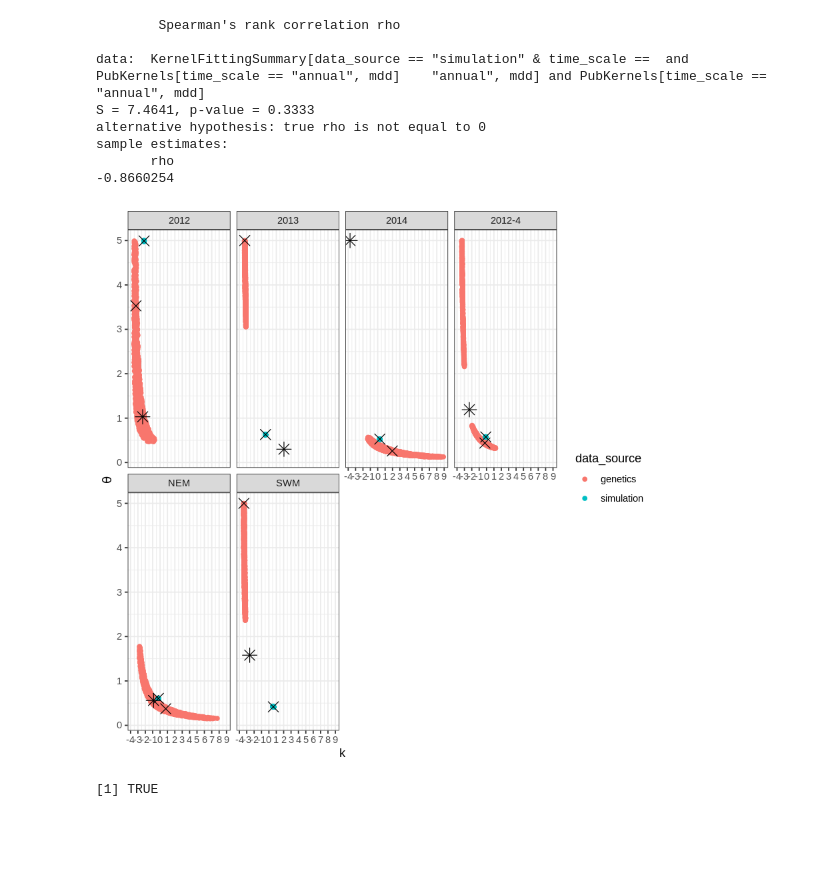
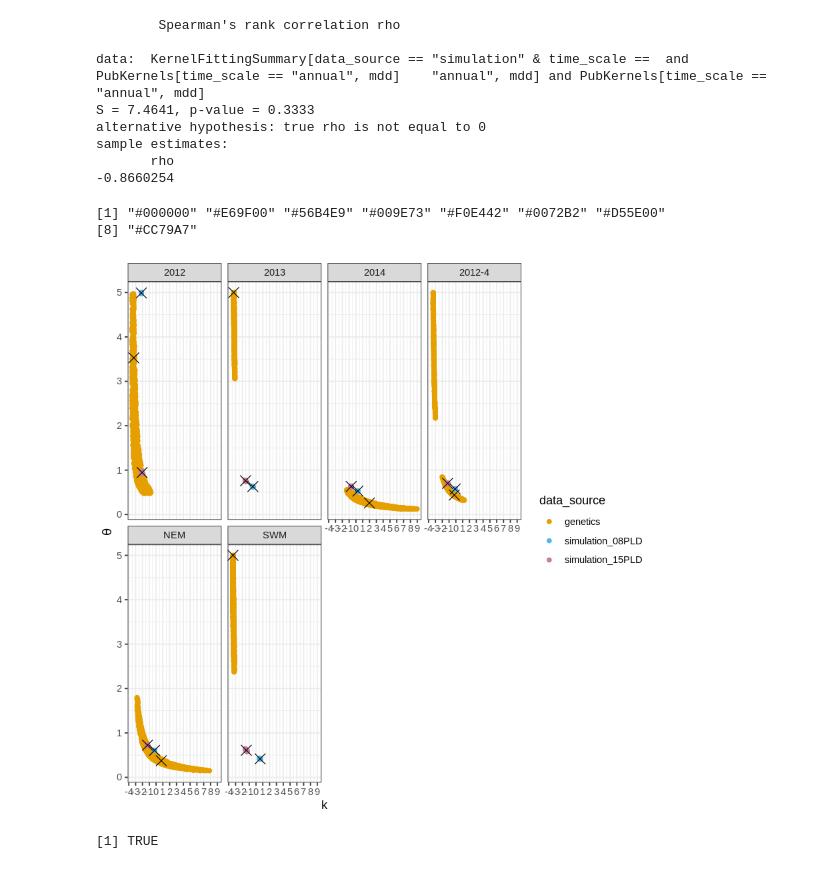
Before and after one commit to pinskylab/CamotesROMS, a Jupyter notebook: notebooks/process_ROMS_kernels.ipynb, the cells around one changed output. Saved outputs shown, nothing was run; the diff lists cells and outputs as text; code cells hidden in the pictures; blank space fills up the shorter version.

```diff
--- a/notebooks/process_ROMS_kernels.ipynb
+++ b/notebooks/process_ROMS_kernels.ipynb
@@ -26,7 +26,9 @@ return(x)
 }
 # %%
 #read in the simulation kernel fits
-SimKernels <- fread("~/oceanography/script_output/KernelFits/summary_tables/SimulationKernelFits.csv")
+SimKernels <- fread("~/oceanography/script_output/KernelFits/summary_tables/SimulationKernelFits.csv")[, data_source := "simulation_08PLD"]
+SimKernels15PLD <- fread("~/oceanography/script_output/KernelFits/SimulationKernelFits15DayPLD.csv")[, data_source := "simulation_15PLD"]
+
 #setnames(SimKernels, c("TimeID", "TimeScale"), c("time_id", "time_scale")) #from now on, DTs will be named LikeThis, vectors (including colnames and row ids) will be like_this- until I get around to making that consistent in every script, rename here
 #read in the Genetics kernel fits with the same reef metadata structure
 GenKernels <- fread("~/oceanography/script_output/KernelFits/summary_tables/GeneticKernelFits.csv")
@@ -79,27 +81,27 @@ ProfileGenSWM_CI95 <- ProfileGenSWM[log_like < cutoff_GenSWM][, `:=`(data_source
 #biophysical simulation
 cutoff_Sim2012 <- min(ProfileSim2012$log_like) + qchisq(0.95, 2)/2 #use the 95% quantile of the chi-sq distribution with two df because it's bivariate
 #pull out the values above the cutoff
-ProfileSim2012_CI95 <- ProfileSim2012[log_like < cutoff_Sim2012][, `:=`(data_source="simulation", time_id="2012", cutoff=cutoff_Sim2012, best_k=SimKernels[time_id=="2012", k], best_theta=SimKernels[time_id=="2012", theta])]
+ProfileSim2012_CI95 <- ProfileSim2012[log_like < cutoff_Sim2012][, `:=`(data_source="simulation_08PLD", time_id="2012", cutoff=cutoff_Sim2012, best_k=SimKernels[time_id=="2012", k], best_theta=SimKernels[time_id=="2012", theta])]
 
 cutoff_Sim2013 <- min(ProfileSim2013$log_like) + qchisq(0.95, 2)/2 #use the 95% quantile of the chi-sq distribution with two df because it's bivariate
 #pull out the values above the cutoff
-ProfileSim2013_CI95 <- ProfileSim2013[log_like < cutoff_Sim2013][, `:=`(data_source="simulation", time_id="2013", cutoff=cutoff_Sim2013, best_k=SimKernels[time_id=="2013", k], best_theta=SimKernels[time_id=="2013", theta])]
+ProfileSim2013_CI95 <- ProfileSim2013[log_like < cutoff_Sim2013][, `:=`(data_source="simulation_08PLD", time_id="2013", cutoff=cutoff_Sim2013, best_k=SimKernels[time_id=="2013", k], best_theta=SimKernels[time_id=="2013", theta])]
 
 cutoff_Sim2014 <- min(ProfileSim2014$log_like) + qchisq(0.95, 2)/2 #use the 95% quantile of the chi-sq distribution with two df because it's bivariate
 #pull out the values above the cutoff
-ProfileSim2014_CI95 <- ProfileSim2014[log_like < cutoff_Sim2014][, `:=`(data_source="simulation", time_id="2014", cutoff=cutoff_Sim2014,  best_k=SimKernels[time_id=="2014", k], best_theta=SimKernels[time_id=="2014", theta])]
+ProfileSim2014_CI95 <- ProfileSim2014[log_like < cutoff_Sim2014][, `:=`(data_source="simulation_08PLD", time_id="2014", cutoff=cutoff_Sim2014,  best_k=SimKernels[time_id=="2014", k], best_theta=SimKernels[time_id=="2014", theta])]
 
 cutoff_Sim2012_4 <- min(ProfileSim2012_4$log_like) + qchisq(0.95, 2)/2 #use the 95% quantile of the chi-sq distribution with two df because it's bivariate
 #pull out the values above the cutoff
-ProfileSim2012_4_CI95 <- ProfileSim2012_4[log_like < cutoff_Sim2012_4][, `:=`(data_source="simulation", time_id="2012-4", cutoff=cutoff_Sim2012_4,  best_k=SimKernels[time_id=="2012-4", k], best_theta=SimKernels[time_id=="2012-4", theta])]
+ProfileSim2012_4_CI95 <- ProfileSim2012_4[log_like < cutoff_Sim2012_4][, `:=`(data_source="simulation_08PLD", time_id="2012-4", cutoff=cutoff_Sim2012_4,  best_k=SimKernels[time_id=="2012-4", k], best_theta=SimKernels[time_id=="2012-4", theta])]
 
 cutoff_SimNEM <- min(ProfileSimNEM$log_like) + qchisq(0.95, 2)/2 #use the 95% quantile of the chi-sq distribution with two df because it's bivariate
 #pull out the values above the cutoff
-ProfileSimNEM_CI95 <- ProfileSimNEM[log_like < cutoff_SimNEM][, `:=`(data_source="simulation", time_id="NEM", cutoff=cutoff_SimNEM,  best_k=SimKernels[time_id=="NEM", k], best_theta=SimKernels[time_id=="NEM", theta])]
+ProfileSimNEM_CI95 <- ProfileSimNEM[log_like < cutoff_SimNEM][, `:=`(data_source="simulation_08PLD", time_id="NEM", cutoff=cutoff_SimNEM,  best_k=SimKernels[time_id=="NEM", k], best_theta=SimKernels[time_id=="NEM", theta])]
 
 cutoff_SimSWM <- min(ProfileSimSWM$log_like) + qchisq(0.95, 2)/2 #use the 95% quantile of the chi-sq distribution with two df because it's bivariate
 #pull out the values above the cutoff
-ProfileSimSWM_CI95 <- ProfileSimSWM[log_like < cutoff_SimSWM][, `:=`(data_source="simulation", time_id="SWM", cutoff=cutoff_SimSWM,  best_k=SimKernels[time_id=="SWM", k], best_theta=SimKernels[time_id=="SWM", theta])]
+ProfileSimSWM_CI95 <- ProfileSimSWM[log_like < cutoff_SimSWM][, `:=`(data_source="simulation_08PLD", time_id="SWM", cutoff=cutoff_SimSWM,  best_k=SimKernels[time_id=="SWM", k], best_theta=SimKernels[time_id=="SWM", theta])]
 # %%
 ##combine into one table for plotting, maybe move to later after getting upper and lower profiles
 GenPlusSimKernels95CI <- rbindlist(list(ProfileGen2012_CI95, ProfileGen2013_CI95, ProfileGen2013_CI95, ProfileGen2014_CI95, ProfileGen2012_4_CI95, ProfileGenNEM_CI95, ProfileGenSWM_CI95,
@@ -154,13 +188,15 @@ GenPlusSimKernels95CIUpper <- GenPlusSimKernels95CI[k_eval >= best_k & theta_eva
 
 GenPlusSimKernels95CISummary <- unique(GenPlusSimKernels95CILower[GenPlusSimKernels95CIUpper, on=.(time_id, data_source)], by= c("time_id", "data_source"))
 
-GenSummary <- GenPlusSimKernels95CISummary[GenKernels, on=.(time_id, data_source)][, `:=`(k=round(k, 3), theta=round(theta, 3), lower_k=round(lower_k, 3), upper_k=round(upper_k, 3), lower_theta=round(lower_theta, 3), upper_theta=round(upper_theta, 2))][]
-SimSummary <- GenPlusSimKernels95CISummary[SimKernels, on=.(time_id, data_source)][, `:=`(k=round(k, 3), theta=round(theta, 3), lower_k=round(lower_k, 3), upper_k=round(upper_k, 3), lower_theta=round(lower_theta, 3), upper_theta=round(upper_theta, 2))][]
+GenSummary <- GenPlusSimKernels95CISummary[GenKernels, on=.(time_id, data_source)][, `:=`(k=round(k, 3), theta=round(theta, 3), lower_k=round(lower_k, 3), upper_k=round(upper_k, 3), lower_theta=round(lower_theta, 3), upper_theta=round(upper_theta, 3))][]
+SimSummary <- GenPlusSimKernels95CISummary[SimKernels, on=.(time_id, data_source)][, `:=`(k=round(k, 3), theta=round(theta, 3), lower_k=round(lower_k, 3), upper_k=round(upper_k, 3), lower_theta=round(lower_theta, 3), upper_theta=round(upper_theta, 3))][]
+SimSummary15PLD <- GenPlusSimKernels95CISummary[SimKernels15PLD, on=.(time_id, data_source)][, `:=`(k=round(k, 3), theta=round(theta, 3), lower_k=round(lower_k, 3), upper_k=round(upper_k, 3), lower_theta=round(lower_theta, 3), upper_theta=round(upper_theta, 3))][]
 
 SimSummary[k < lower_k | k > upper_k | theta < lower_theta | theta > upper_theta] #check for errors in the CI
+SimSummary15PLD[k < lower_k | k > upper_k | theta < lower_theta | theta > upper_theta] #check for errors in the CI
 GenSummary[k < lower_k | k > upper_k | theta < lower_theta | theta > upper_theta] #check for errors in the CI
 
-KernelFittingSummary <- rbind(SimSummary, GenSummary)[, -"log_like"]
+KernelFittingSummary <- rbindlist(list(SimSummary, SimSummary15PLD, GenSummary))[, -"log_like"]
 KernelFittingSummary[, `:=`(upper_mdd=round(mean_disp_dist(k = lower_k, theta=lower_theta), 2),
                             lower_mdd=round(mean_disp_dist(k = upper_k, theta=upper_theta), 2),
                             upper_med=round(nleqslv(x = 7, fn = cdf_solve, k=lower_k, theta=lower_theta)$x, 2),
@@ -170,7 +206,7 @@ KernelFittingSummary[, `:=`(upper_mdd=round(mean_disp_dist(k = lower_k, theta=lo
                       by=c("time_id", "data_source")]
 setcolorder(KernelFittingSummary, c("data_source", "time_scale", "time_id", "lower_k", "k", "upper_k", "lower_theta", "theta", "upper_theta", "lower_mdd", "mdd", "upper_mdd", "lower_med", "med", "upper_med", "lower_dist90", "dist90", "upper_dist90"))
 KernelFittingSummary
-#fwrite(KernelFittingSummary, "~/oceanography/script_output/KernelFits/KernelFittingSummary.csv")
+#fwrite(KernelFittingSummary, "~/oceanography/script_output/KernelFits/KernelFittingSummaryBothPLDOptions.csv")
 # %% [output]
 | time_id | data_source | lower_k | lower_theta | upper_k | upper_theta | time_scale | k | theta | mdd | ... |
 | time_id | data_source | lower_k | lower_theta | upper_k | upper_theta | time_scale | k | theta | mdd | ... |
@@ -216,29 +257,41 @@ alternative hypothesis: true rho is not equal to 0
 sample estimates:
        rho
 -0.8660254
+# %%
+cbbPalette <- c("#000000", "#E69F00", "#56B4E9", "#009E73", "#F0E442", "#0072B2", "#D55E00", "#CC79A7")
+cbbPalette
+# %% [output]
+[1] "#000000" "#E69F00" "#56B4E9" "#009E73" "#F0E442" "#0072B2" "#D55E00"
+[8] "#CC79A7"
 # %%
 GenPlusSimKernels95CI$time_id <- factor(GenPlusSimKernels95CI$time_id, levels=c("2012", "2013", "2014", "2012-4", "NEM", "SWM"))
 KernelFittingSummary$time_id <- factor(KernelFittingSummary$time_id, levels=c("2012", "2013", "2014", "2012-4", "NEM", "SWM"))
 #PubKernels$time_id <- factor(PubKernels$time_id, levels=c("2012", "2013", "2014", "2012-4", "NEM", "SWM"))
+GenPlusSimKernels95CI$data_source <- factor(GenPlusSimKernels95CI$data_source, levels=c("genetics", "simulation_08PLD", "simulation_15PLD"))
+KernelFittingSummary$data_source <- factor(KernelFittingSummary$data_source, levels=c("genetics", "simulation_08PLD", "simulation_15PLD"))
+
+cbbPalette <- c("#E69F00", "#56B4E9", "#CC79A7")#, #"#F0E442","#009E73" "#0072B2", "#D55E00", "#CC79A7")
 
 surface <- ggplot() +
         geom_point(data=GenPlusSimKernels95CI[, .SD[sample(.N, 1000, prob=max(log_like)/log_like)], by = c("time_id", "data_source")], aes(x=k_eval, y=theta_eval, color=data_source, fill=data_source)) +
         geom_point(data=KernelFittingSummary, aes(x=k, y=theta),shape=4, size=4) + #, color=data_source, fill=data_source
         #geom_point(data=PubKernels, aes(x=best_k, y=best_theta),shape=8, size=4) + #, color=data_source, fill=data_source
         scale_x_continuous(breaks = seq(-10, 10, by = 1)) + #, expand = c(0, 0)
         scale_y_continuous(breaks = seq(0, 6, by = 1)) +#, expand = c(0, 0)
         theme(axis.text.x = element_text(size=12, color="black", family="Helvetica"),#15 for publication, 20 for presentation #element_text(size=15, color="black", family="Helvetica"),
         axis.text.y =  element_text(size=12, color="black", family="Helvetica"),
         axis.title.y =  element_text(size=14, color="black", family="Helvetica"),
         axis.title.x =  element_text(size=14, color="black", family="Helvetica")) +
         xlab("k") + ylab(expression(theta)) +
         theme_bw() +
+        scale_colour_manual(values=cbbPalette)+
+        scale_fill_manual(values=cbbPalette)+
         facet_wrap(~ time_id, ncol = 4)
 #surface_grid <- surface +facet_grid(cols=vars(time_id), fig.width=6)
 surface
-#ggsave(filename="SurfaceGridWithPubKernels.png",  plot=surface, path="~/oceanography/script_output/plots/", units="in", width=8, height=6)
+#ggsave(filename="SurfaceGridBothPLDOptions.png",  plot=surface, path="~/oceanography/script_output/plots/", units="in", width=8, height=6)
 # %% [output]
-[figure, old version]
+[figure, new version]
 # %%
 #read in sampled kernels for plotting KERNELS
 GenPlusSimKernels95CISamp <- fread("~/oceanography/script_output/KernelFits/GenPlusSimKernels95CISummaryStatsSampForPlots.csv")
```
Also changed, not shown: parts of 29 cells of this notebook, 3 other files.
